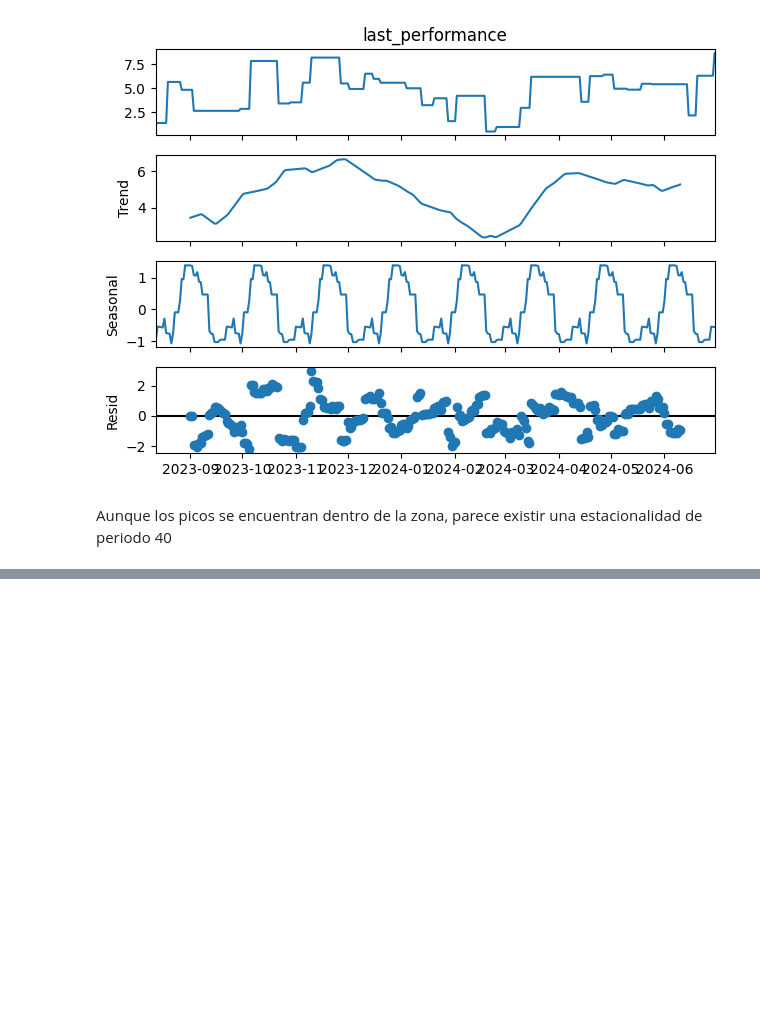
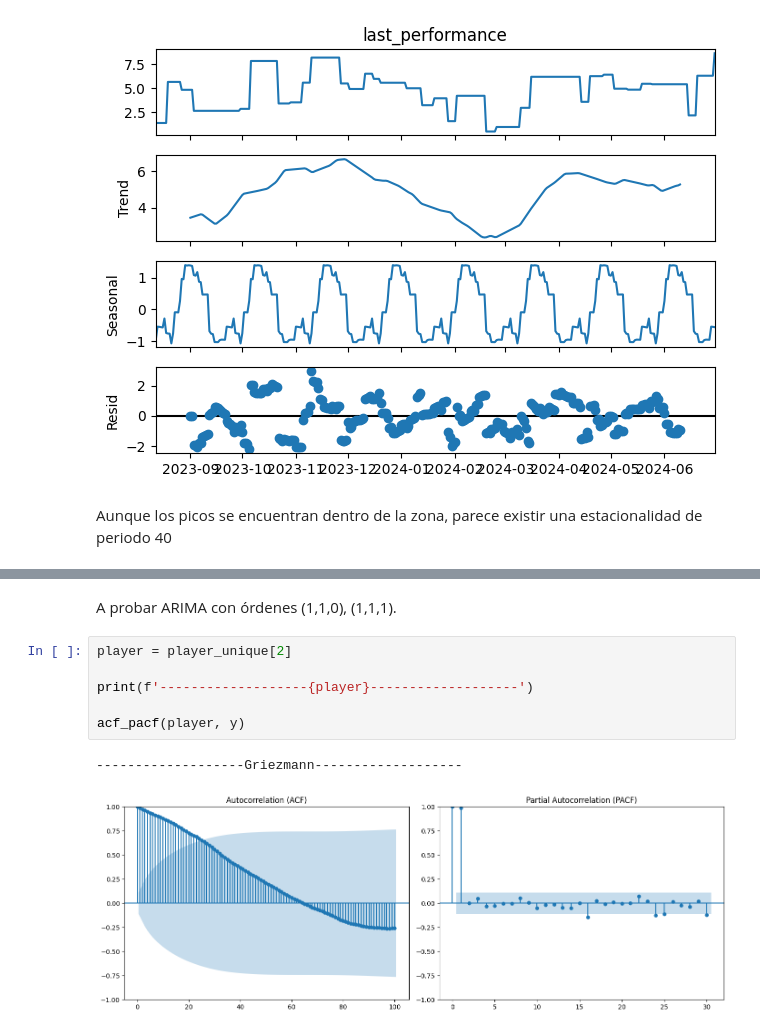
Before and after one commit to Santiagodiz/PlayerPulse, a Jupyter notebook: data/tserie_study.ipynb, the cells around one changed output, grey strips where cells are left out. Drawn from its saved outputs; the diff is of its cells as text; blank space fills up the shorter version.

```diff
--- a/data/tserie_study.ipynb
+++ b/data/tserie_study.ipynb
@@ -228,0 +323,11 @@ Por último esta serie parece seguir la misma moda, ARIMA(1,1,0) con posibilidad
+# %% [markdown]
+A probar ARIMA con órdenes (1,1,0), (1,1,1).
+# %%
+player = player_unique[2]
+
+print(f'-------------------{player}-------------------')
+
+acf_pacf(player, y)
+# %% [output]
+-------------------Griezmann-------------------
+[figure, added]
```
Also changed, not shown: parts of 64 cells of this notebook.
